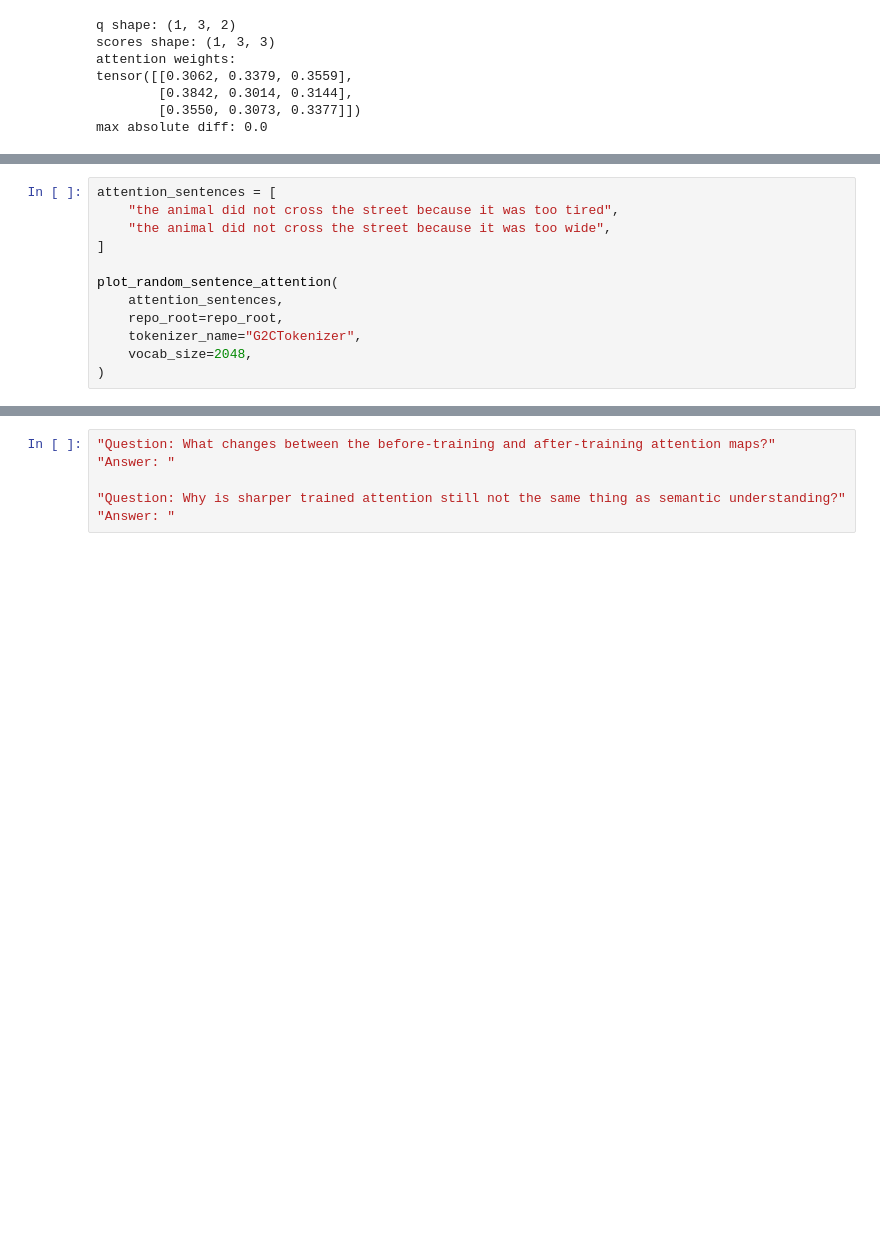
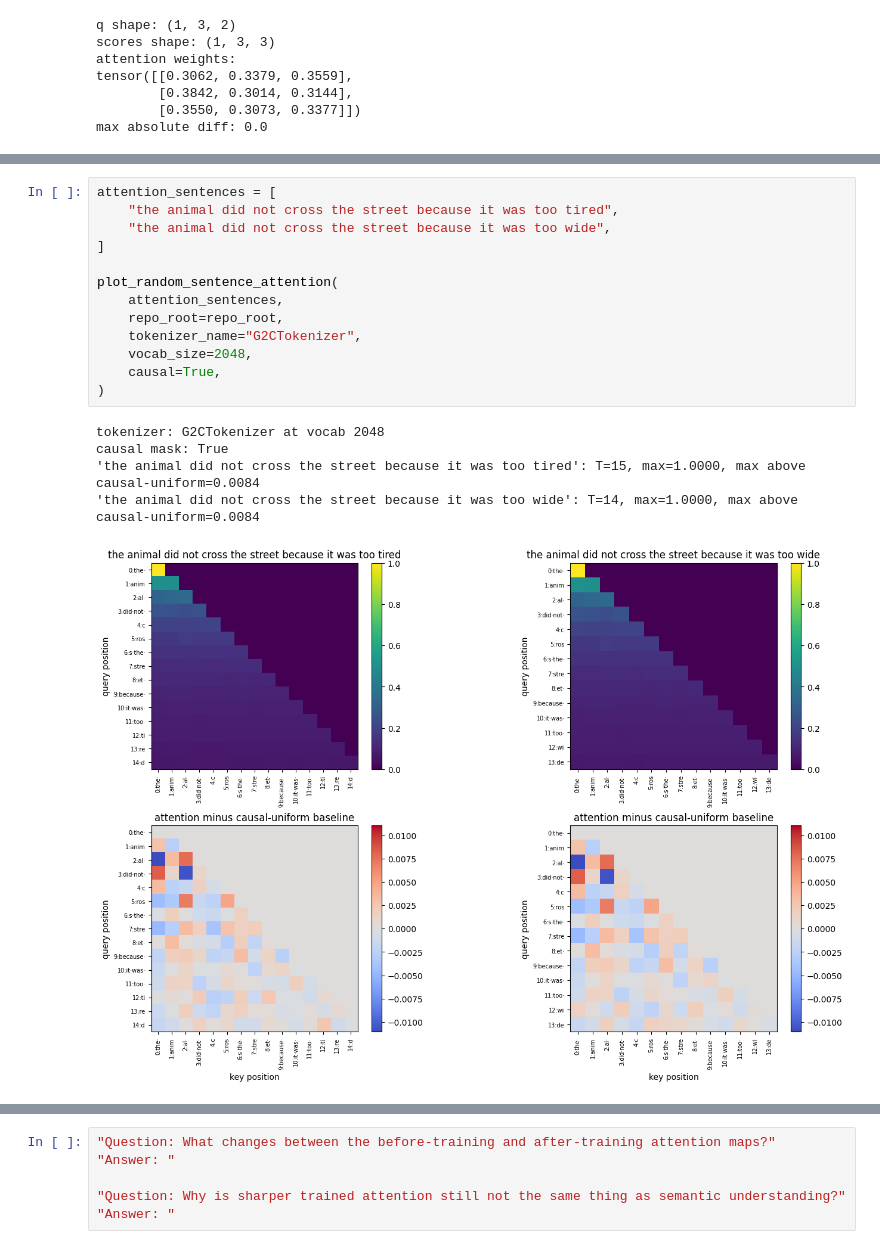
Before and after one commit to Mister-Meeseeks/g2c, a Jupyter notebook: notebooks/solutions/07-attention.ipynb, the cells around one changed output, grey strips where cells are left out. Cells and saved outputs as stored; diff of their text form; blank space fills up the shorter version.

```diff
--- a/notebooks/solutions/07-attention.ipynb
+++ b/notebooks/solutions/07-attention.ipynb
@@ -122,15 +127,22 @@ If the reusable `G2CTokenizer` artifact exists, this exercise uses that corpus-t
 # %%
 attention_sentences = [
     "the animal did not cross the street because it was too tired",
     "the animal did not cross the street because it was too wide",
 ]
 
 plot_random_sentence_attention(
     attention_sentences,
     repo_root=repo_root,
     tokenizer_name="G2CTokenizer",
     vocab_size=2048,
+    causal=True,
 )
+# %% [output]
+tokenizer: G2CTokenizer at vocab 2048
+causal mask: True
+'the animal did not cross the street because it was too tired': T=15, max=1.0000, max above causal-uniform=0.0084
+'the animal did not cross the street because it was too wide': T=14, max=1.0000, max above causal-uniform=0.0084
+[figure, added]
 # %% [markdown]
 ## Optional Probe - Train Attention on TinyShakespeare
 
```
Also changed, not shown: parts of 11 cells of this notebook, 23 other files.
